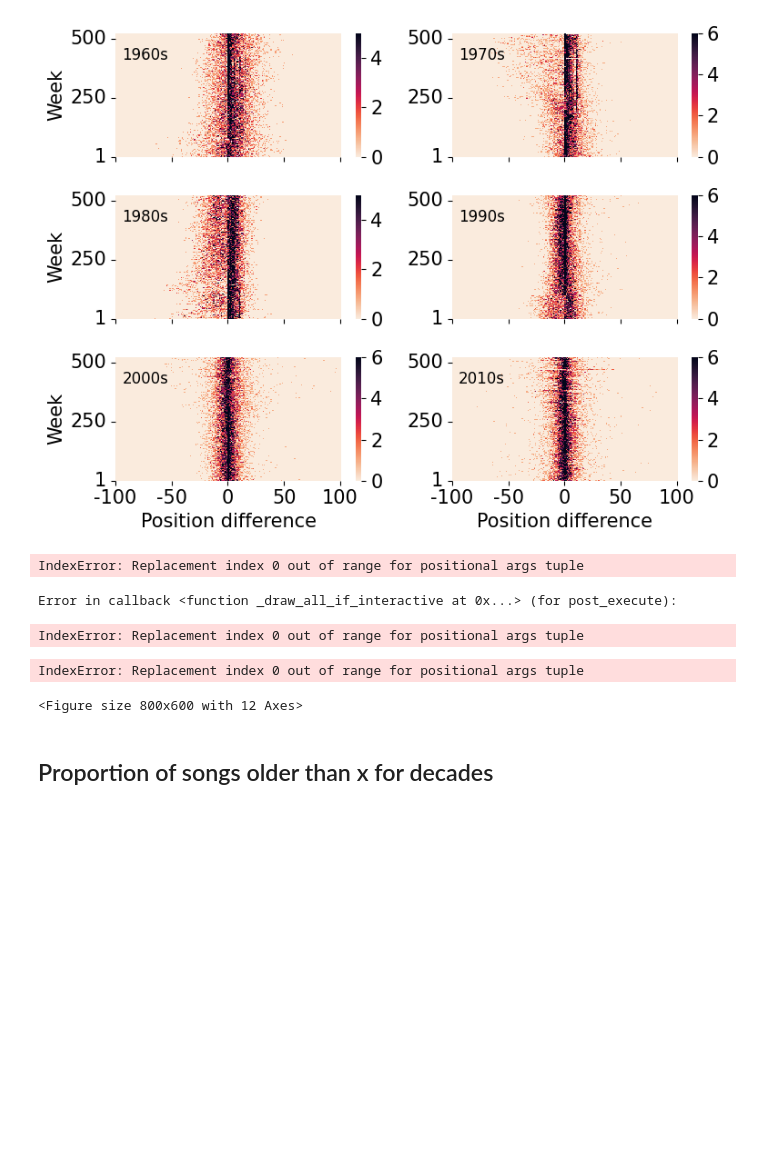
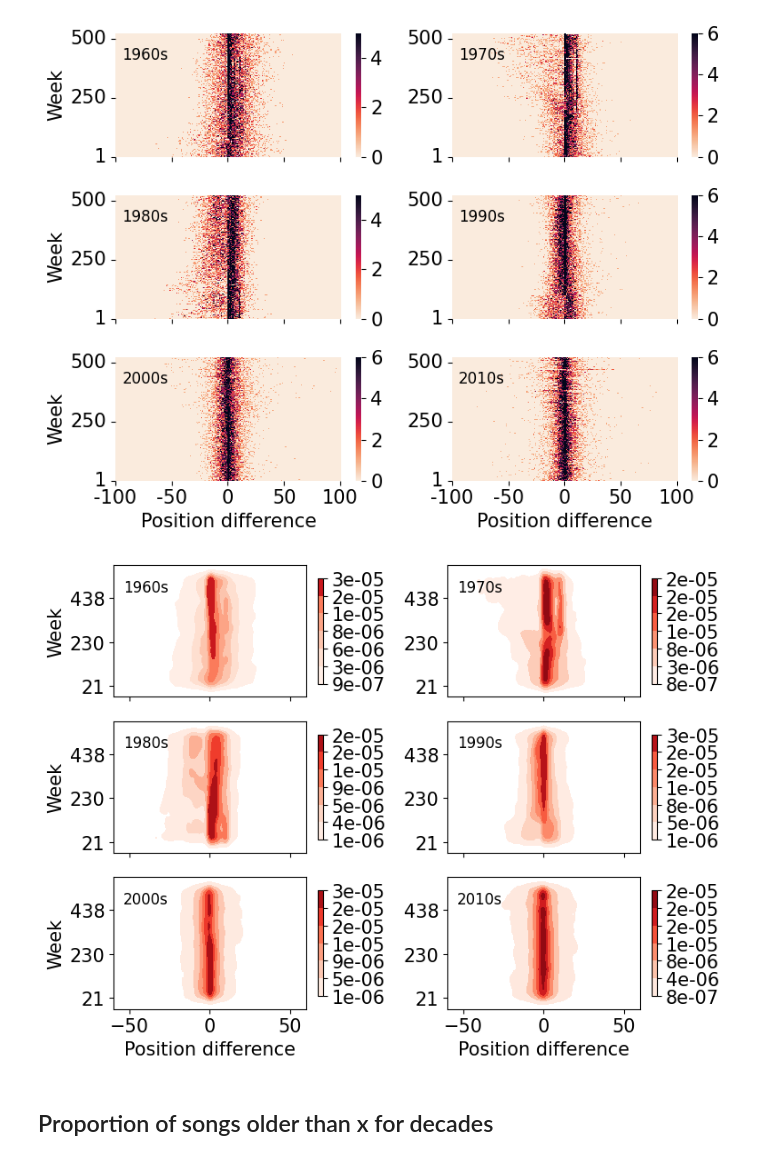
Before and after one commit to martalech/pop_charts_dynamics, a Jupyter notebook: data_statistics_decades.ipynb, the cells around one changed output. Cells and saved outputs as stored; diff of their text form; code cells hidden in the pictures; blank space fills up the shorter version.

```diff
--- a/data_statistics_decades.ipynb
+++ b/data_statistics_decades.ipynb
@@ -311,6 +315,10 @@ plt.show()
 # %% [output]
 [figure]
 # %%
+from matplotlib.ticker import FuncFormatter
+import scipy.ndimage
+fmt = lambda x, pos: '{:.0e}'.format(x)
+
 fig, axes = plt.subplots(3, 2, figsize=(8, 6), sharex=True)
 
 row = 0
@@ -320,45 +328,42 @@ for year in range(1960, 2020, 10):
     billboard_year_subset = billboard_subset[(billboard_subset["year"] >= year) &\
         (billboard_subset["year"] < year + 10)]
 
-    skdeplot = sns.kdeplot(billboard_year_subset, x=billboard_year_subset["position_change"], y=billboard_year_subset["first_day_of_the_week"], ax=axes[row, col], cmap="Reds", fill=True,
-                cbar=True, bw_adjust=0.7, levels=7, cbar_kws={"format": "{0:.2f}", "shrink": 0.8})
-    # sns.kdeplot(x=df.sepal_width, y=df.sepal_length, cmap="Reds", shade=True, bw_adjust=.5)
+    # https://github.com/mwaskom/seaborn/issues/917
+    sns.kdeplot(billboard_year_subset, x=billboard_year_subset["position_change"], y=billboard_year_subset["first_day_of_the_week"], ax=axes[row, col], cmap="Reds", fill=True,
+                cbar=True, bw_adjust=0.7, levels=7, cbar_kws={"format": FuncFormatter(fmt),"shrink": 0.8})
+
+    axes[row, col].set_xlim(-60, 60)
     axes[row, col].text(0.05, 0.8, f"{year}s", transform=axes[row, col].transAxes, fontsize=12)
 
     if row == 2:
         axes[row, col].set_xlabel("Position difference")
     else:
         axes[row, col].set_xlabel(None)
     if col == 0:
         axes[row, col].set_ylabel("Week")
     else:
         axes[row, col].set_ylabel(None)
 
     first_week = datetime(year, 1, 1)
     labels = [int((dateutil.parser.parse(item.get_text()) - first_week).days/7) + 1 for item in axes[row, col].get_yticklabels()][::2]
     # workaraound: https://stackoverflow.com/questions/63723514/userwarning-fixedformatter-should-only-be-used-together-with-fixedlocator
     ticks_loc = axes[row, col].get_yticks().tolist()[::2]
     axes[row, col].yaxis.set_major_locator(mticker.FixedLocator(ticks_loc))
     axes[row, col].set_yticklabels(labels)
-    axes[row, col].set_xlim(-60, 60)
 
     for tick in axes[row, col].get_xticklabels():
         tick.set_rotation(0)
 
     col += 1
     if col == 2:
         col = 0
         row += 1
 
 fig.tight_layout()
 plt.savefig("figures/position_difference_contourmap_decades.pdf", format="pdf", bbox_inches='tight', dpi=150)
 plt.show()
 # %% [output]
-IndexError: Replacement index 0 out of range for positional args tuple
-Error in callback <function _draw_all_if_interactive at 0x...> (for post_execute):
-IndexError: Replacement index 0 out of range for positional args tuple
-IndexError: Replacement index 0 out of range for positional args tuple
-<Figure size 800x600 with 12 Axes>
+[figure, added]
 # %% [markdown]
 ## Proportion of songs older than x for decades
 # %%
```
Also changed, not shown: parts of 1 cell of this notebook, 15 other files.
